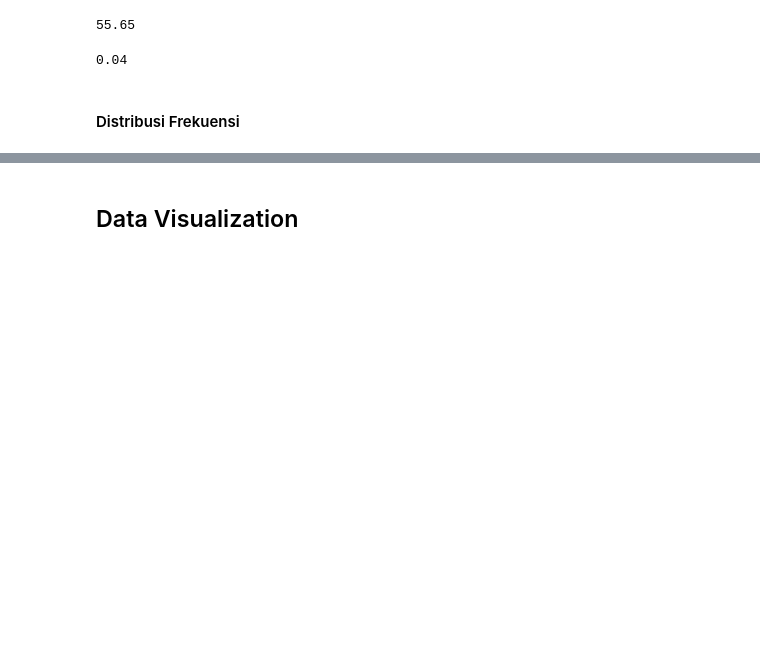
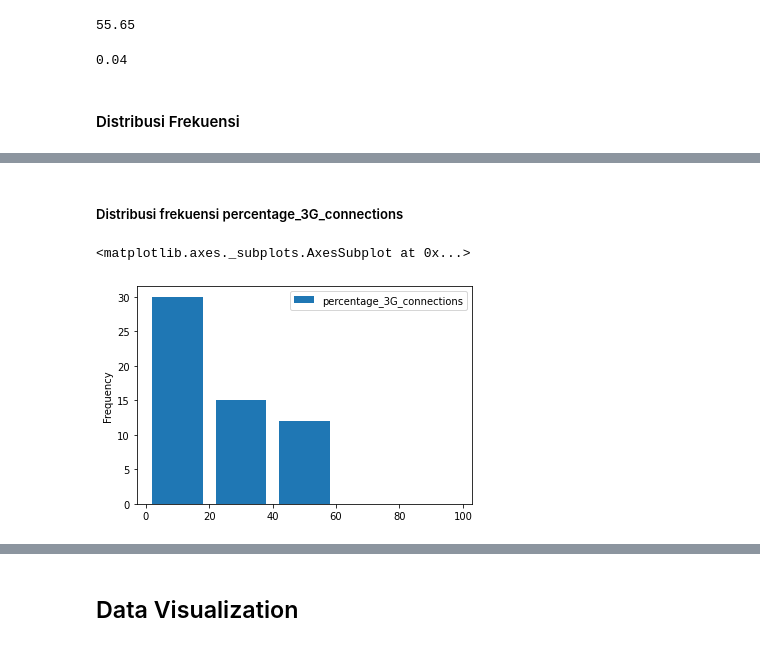
Before and after one commit to fairofif/-S2-TubesPengantarKomputasi, a Jupyter notebook: TUBES2.ipynb, the cells around one changed output, grey strips where cells are left out. Drawn from its saved outputs; the diff is of its cells as text; code cells hidden in the pictures; blank space fills up the shorter version.

```diff
--- a/TUBES2.ipynb
+++ b/TUBES2.ipynb
@@ -734,0 +756,7 @@ data["percentage_4G_connections"].min()
+# %% [markdown]
+##### Distribusi frekuensi percentage_3G_connections
+# %%
+data[["percentage_3G_connections"]].plot(kind="hist",bins=[0,20,40,60,80,100],rwidth=0.8)
+# %% [output]
+<matplotlib.axes._subplots.AxesSubplot at 0x...>
+[figure, added]
```
Also changed, not shown: parts of 134 cells of this notebook.
